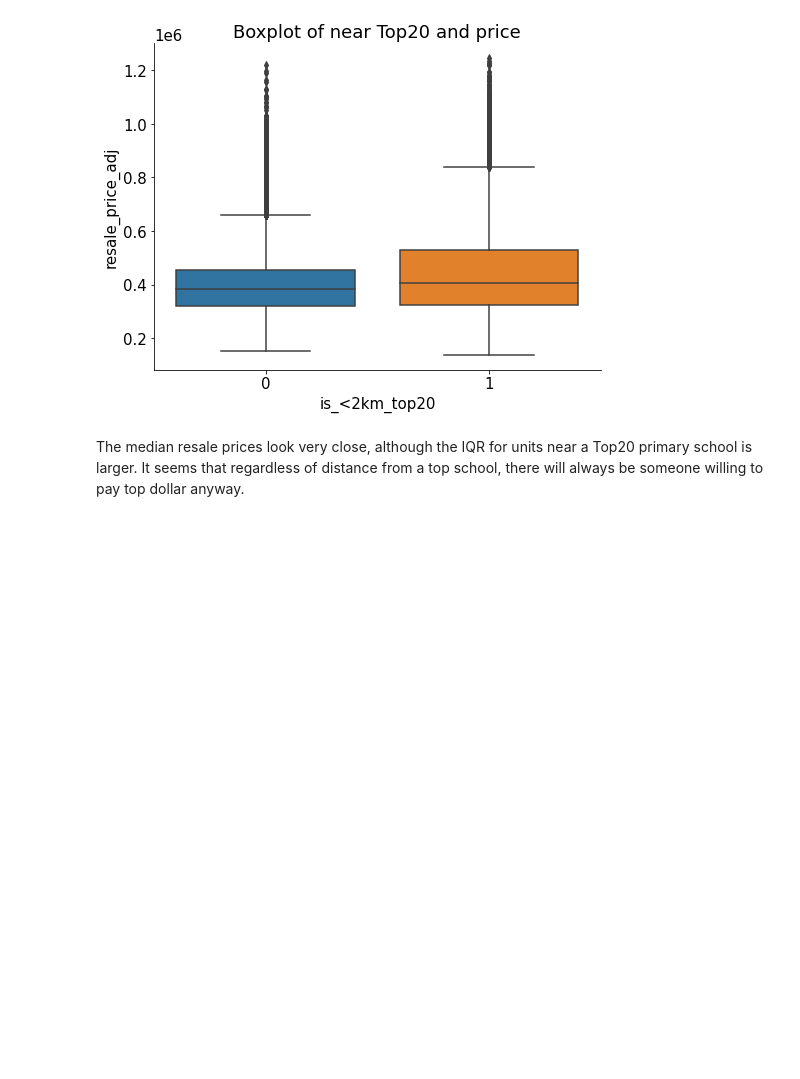
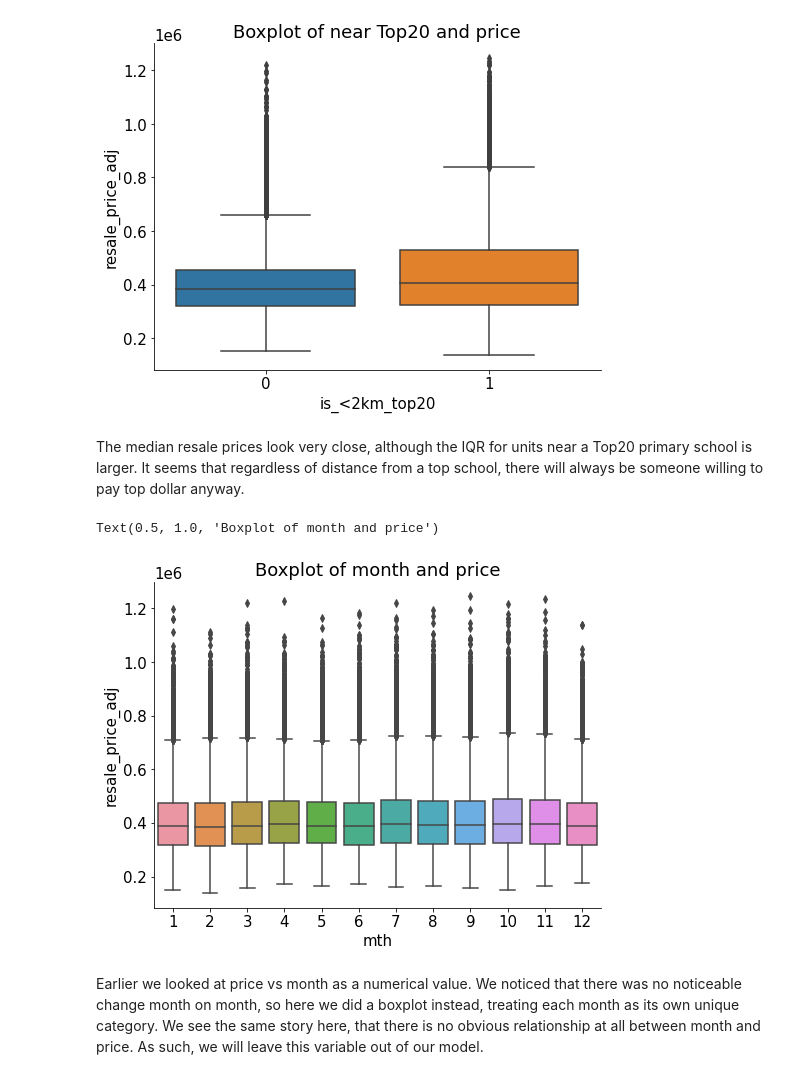
Before and after one commit to krompirov/Holmusk-coding-challenge, a Jupyter notebook: 01. EDA and preprocessing.ipynb, the cells around one changed output. Drawn from its saved outputs; the diff is of its cells as text; code cells hidden in the pictures; blank space fills up the shorter version.

```diff
--- a/01. EDA and preprocessing.ipynb
+++ b/01. EDA and preprocessing.ipynb
@@ -1409,6 +1481,14 @@ Text(0.5, 1.0, 'Boxplot of near Top20 and price')
 [figure]
 # %% [markdown]
 The median resale prices look very close, although the IQR for units near a Top20 primary school is larger. It seems that regardless of distance from a top school, there will always be someone willing to pay top dollar anyway.
+# %%
+g = sns.boxplot(data=hdb_full, x='mth', y='resale_price_adj')
+g.set_title('Boxplot of month and price')
+# %% [output]
+Text(0.5, 1.0, 'Boxplot of month and price')
+[figure, added]
+# %% [markdown]
+Earlier we looked at price vs month as a numerical value. We noticed that there was no noticeable change month on month, so here we did a boxplot instead, treating each month as its own unique category. We see the same story here, that there is no obvious relationship at all between month and price. As such, we will leave this variable out of our model.
 # %%
 # save csv
 # hdb_full.to_csv('./data/hdb_full.csv', index=False)
```
Also changed, not shown: parts of 15 cells of this notebook, 2 other files.
